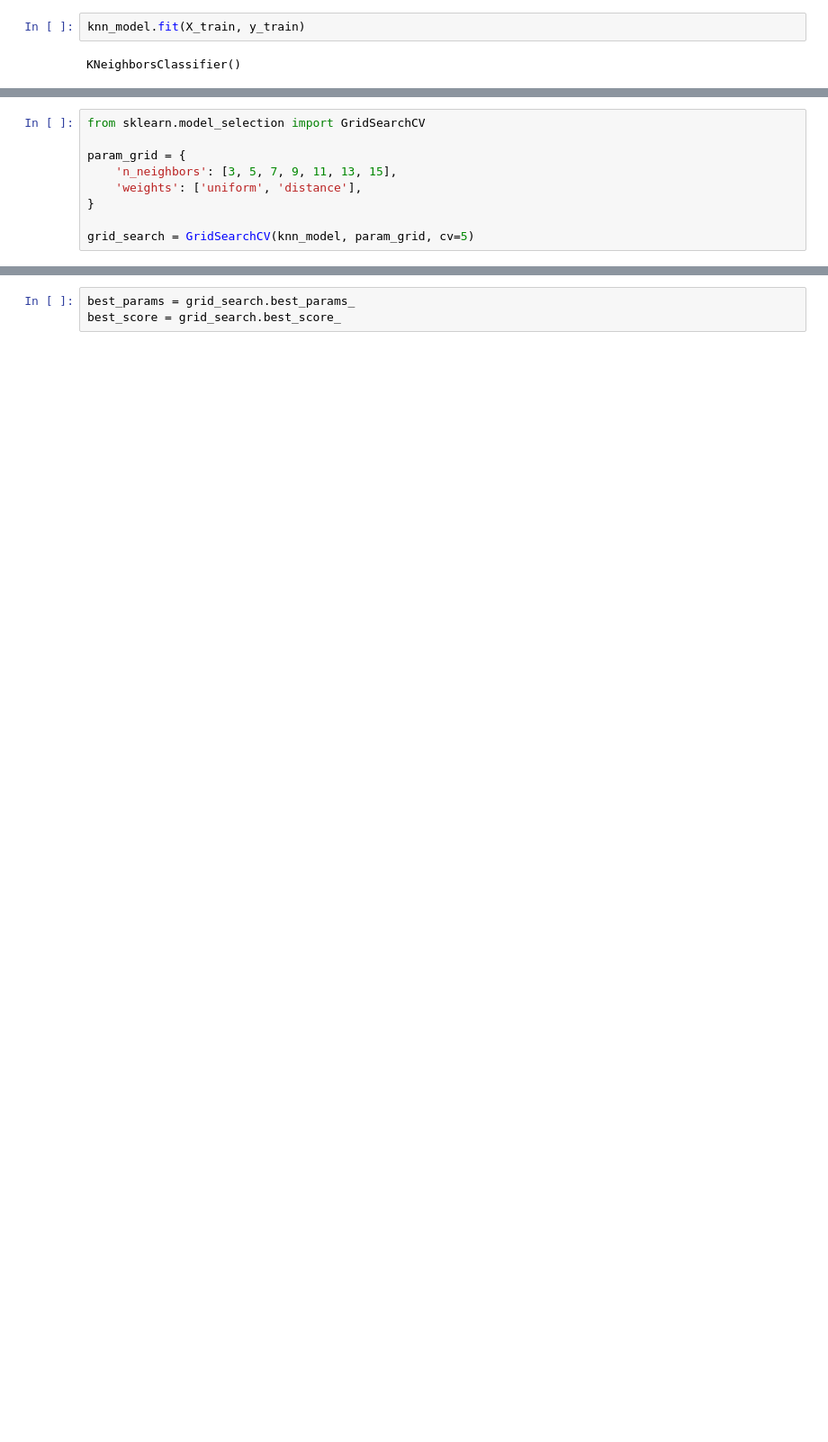
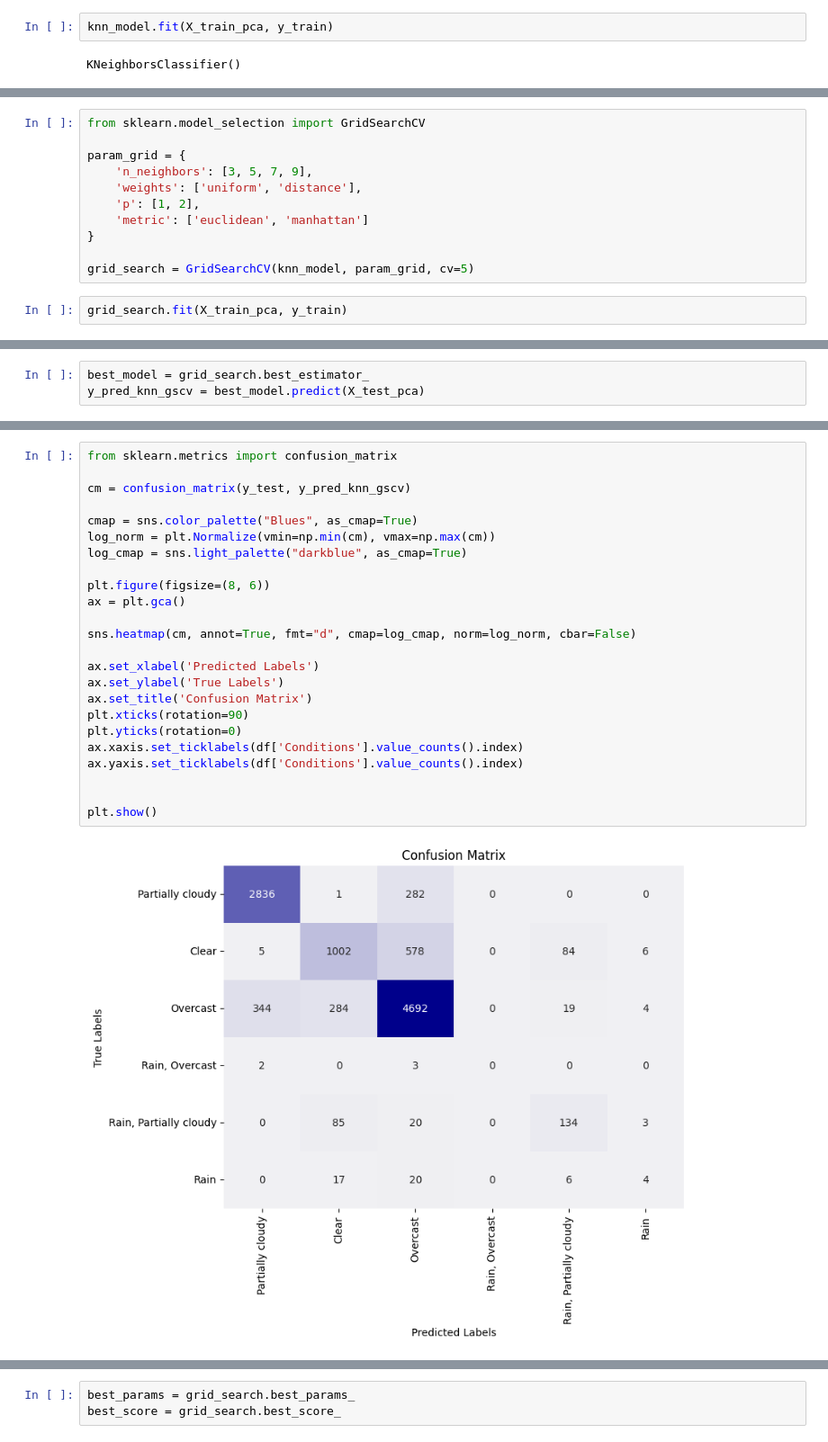
Before and after one commit to Pratyay1010/Kolkata_Weather_Condition_Analysis, a Jupyter notebook: kolkata_weather_2017_2023_hourly.ipynb, the cells around one changed output, grey strips where cells are left out. Shown at 90% size. Cells and saved outputs as stored; diff of their text form; blank space fills up the shorter version.

```diff
--- a/kolkata_weather_2017_2023_hourly.ipynb
+++ b/kolkata_weather_2017_2023_hourly.ipynb
@@ -539,7 +590,7 @@ array([2, 0, 2, 0, 0, 0, 2, 0, 0, 2])
 from sklearn.neighbors import KNeighborsClassifier
 knn_model = KNeighborsClassifier(n_neighbors=5)
 # %%
-knn_model.fit(X_train, y_train)
+knn_model.fit(X_train_pca, y_train)
 # %% [output]
 KNeighborsClassifier()
 # %%
@@ -553,8 +604,12 @@ print(accuracy_score(y_test, y_pred)*100)
 from sklearn.model_selection import GridSearchCV
 
 param_grid = {
-    'n_neighbors': [3, 5, 7, 9, 11, 13, 15],
+    'n_neighbors': [3, 5, 7, 9],
     'weights': ['uniform', 'distance'],
+    'p': [1, 2],
+    'metric': ['euclidean', 'manhattan']
 }
 
 grid_search = GridSearchCV(knn_model, param_grid, cv=5)
+# %%
+grid_search.fit(X_train_pca, y_train)
@@ -560,0 +628,3 @@ grid_search = GridSearchCV(knn_model, param_grid, cv=5)
+# %%
+best_model = grid_search.best_estimator_
+y_pred_knn_gscv = best_model.predict(X_test_pca)
@@ -560,0 +642,26 @@ grid_search = GridSearchCV(knn_model, param_grid, cv=5)
+# %%
+from sklearn.metrics import confusion_matrix
+
+cm = confusion_matrix(y_test, y_pred_knn_gscv)
+
+cmap = sns.color_palette("Blues", as_cmap=True)
+log_norm = plt.Normalize(vmin=np.min(cm), vmax=np.max(cm))
+log_cmap = sns.light_palette("darkblue", as_cmap=True)
+
+plt.figure(figsize=(8, 6))
+ax = plt.gca()
+
+sns.heatmap(cm, annot=True, fmt="d", cmap=log_cmap, norm=log_norm, cbar=False)
+
+ax.set_xlabel('Predicted Labels')
+ax.set_ylabel('True Labels')
+ax.set_title('Confusion Matrix')
+plt.xticks(rotation=90)
+plt.yticks(rotation=0)
+ax.xaxis.set_ticklabels(df['Conditions'].value_counts().index)
+ax.yaxis.set_ticklabels(df['Conditions'].value_counts().index)
+
+
+plt.show()
+# %% [output]
+[figure, added]
```
Also changed, not shown: parts of 91 cells of this notebook.
